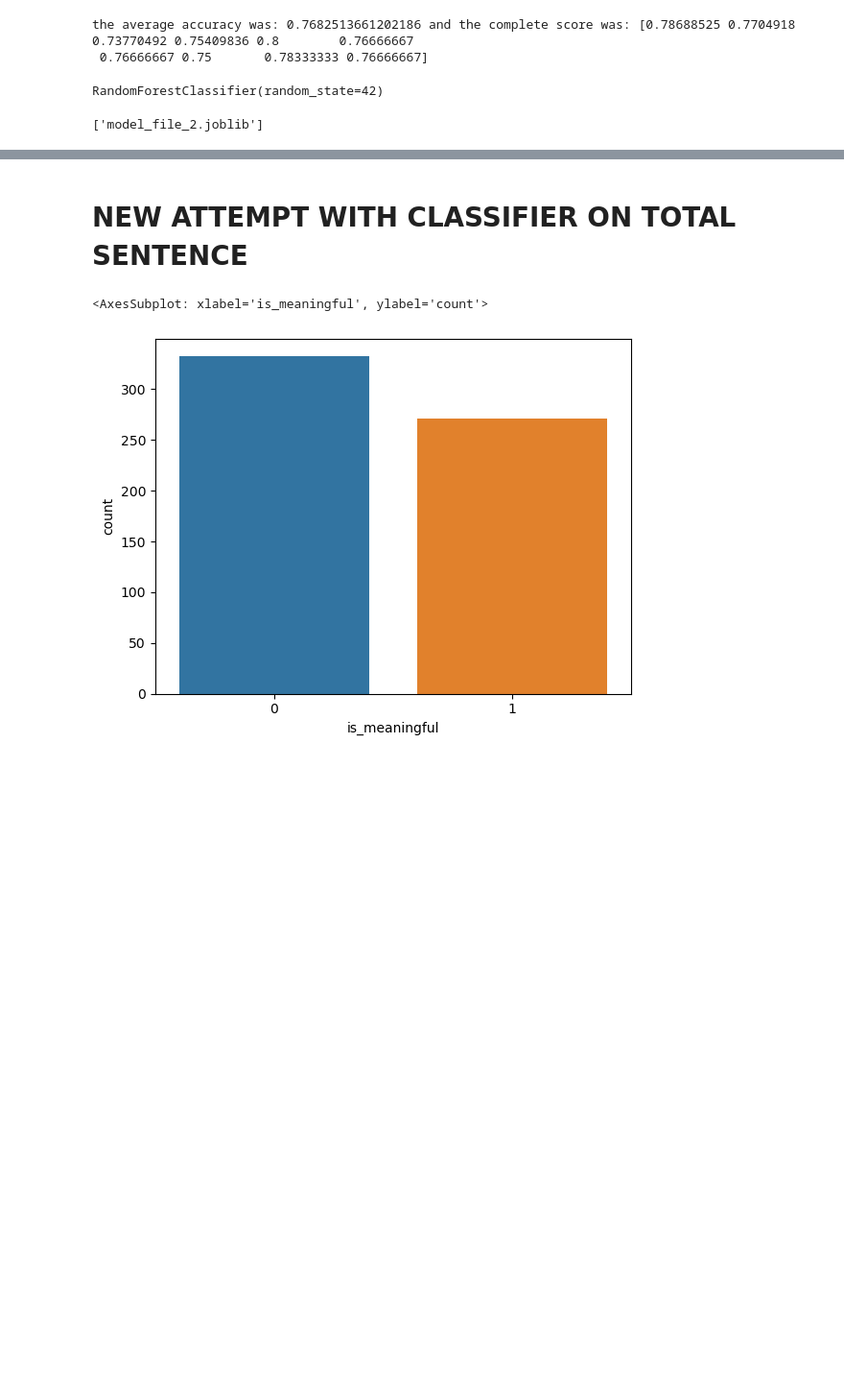
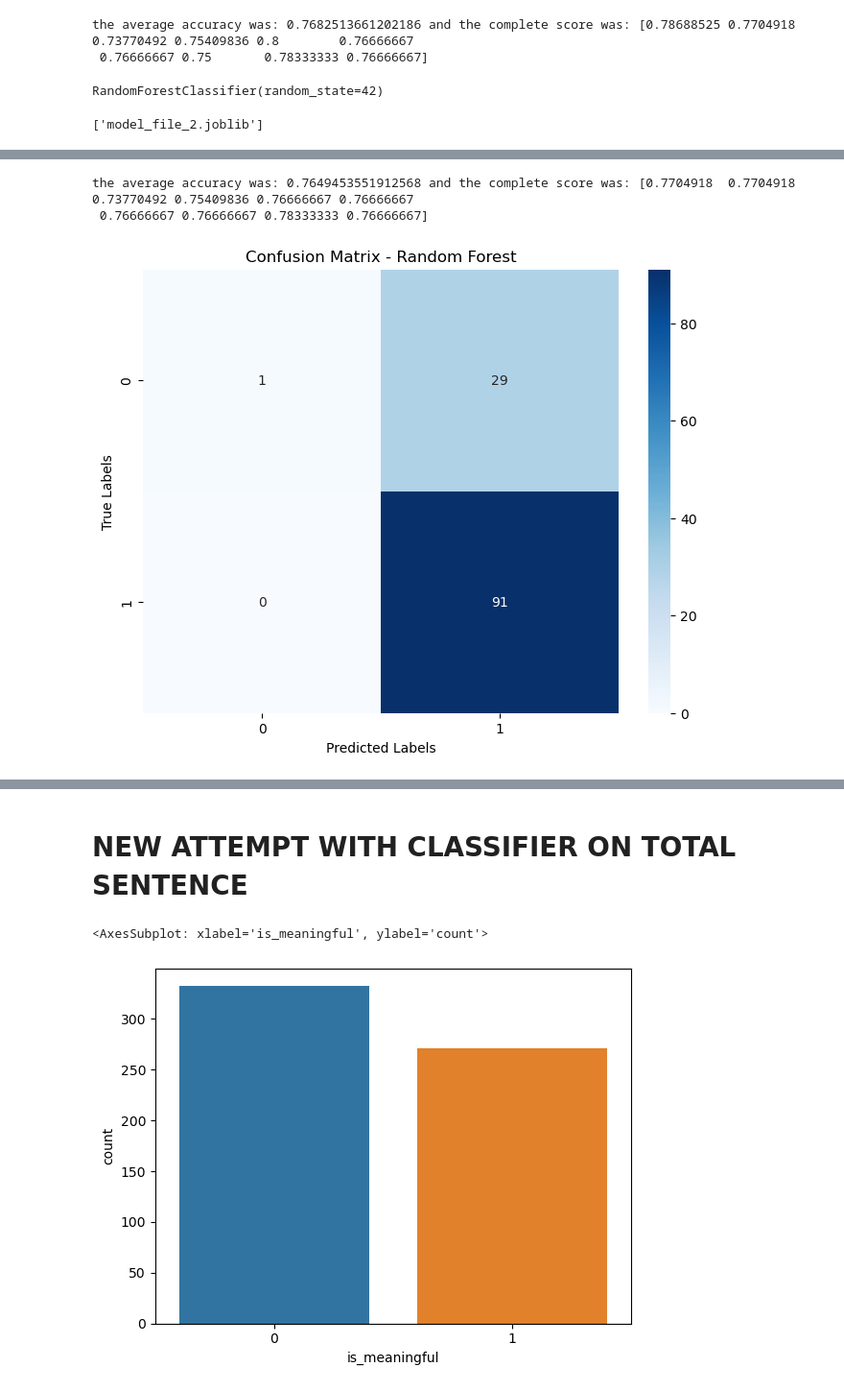
Before and after one commit to Riclaw/CMAP-Generator, a Jupyter notebook: classifier.ipynb, the cells around one changed output, grey strips where cells are left out. Shown at 96% size. Saved outputs shown, nothing was run; the diff lists cells and outputs as text; code cells hidden in the pictures; blank space fills up the shorter version.

```diff
--- a/classifier.ipynb
+++ b/classifier.ipynb
@@ -366,3 +445,16 @@ from joblib import dump
 dump(rf_arg2, 'model_file_2.joblib')
 # %% [output]
 ['model_file_2.joblib']
+# %%
+param_grid = {
+    'n_estimators': [i for i in range(100, 1000, 100)],
+    'max_depth': [None] + list(np.arange(5, 30, 5)),
+    'min_samples_split': [i for i in range(2, 10)],
+    'min_samples_leaf': [i for i in range(1, 10)],
+    'min_impurity_decrease': [i for i in np.arange(0, 0.1, 0.01)]
+    }
+
+# Perform randomized search with cross-validation
+random_search = RandomizedSearchCV(estimator=rf_arg2, param_distributions=param_grid, n_iter=100, cv=5,
+                                   scoring=make_scorer(loss, greater_is_better=False), random_state=42, verbose=2)
+random_search.fit(db_arg2, y_arg2)
@@ -368,0 +497,29 @@ dump(rf_arg2, 'model_file_2.joblib')
+# %%
+rf_arg2_best=RandomForestClassifier(**random_search.best_params_,random_state=42)
+score_arg2_best = cross_val_score(rf_arg2_best, db_arg2, y_arg2, cv=10,error_score='raise')
+print(f"the average accuracy was: {score_arg2_best.mean()} and the complete score was: {score_arg2_best}")
+# %% [output]
+the average accuracy was: 0.7649453551912568 and the complete score was: [0.7704918  0.7704918  0.73770492 0.75409836 0.76666667 0.76666667
+ 0.76666667 0.76666667 0.78333333 0.76666667]
+# %%
+# Split the data into training and testing sets
+X_train, X_test, y_train, y_test = train_test_split(db_arg2, y_arg2, test_size=0.2, random_state=60)
+
+# Initialize and train the Random Forest classifier
+rf_arg2.fit(X_train, y_train)
+
+# Predict labels for the test set
+y_pred = rf_arg2.predict(X_test)
+
+# Create the confusion matrix
+confusion_mat = confusion_matrix(y_test, y_pred)
+
+# Plot the confusion matrix
+plt.figure(figsize=(8, 6))
+sns.heatmap(confusion_mat, annot=True, fmt="d", cmap="Blues")
+plt.xlabel("Predicted Labels")
+plt.ylabel("True Labels")
+plt.title("Confusion Matrix - Random Forest")
+plt.show()
+# %% [output]
+[figure, added]
```
Also changed, not shown: parts of 11 cells of this notebook.
